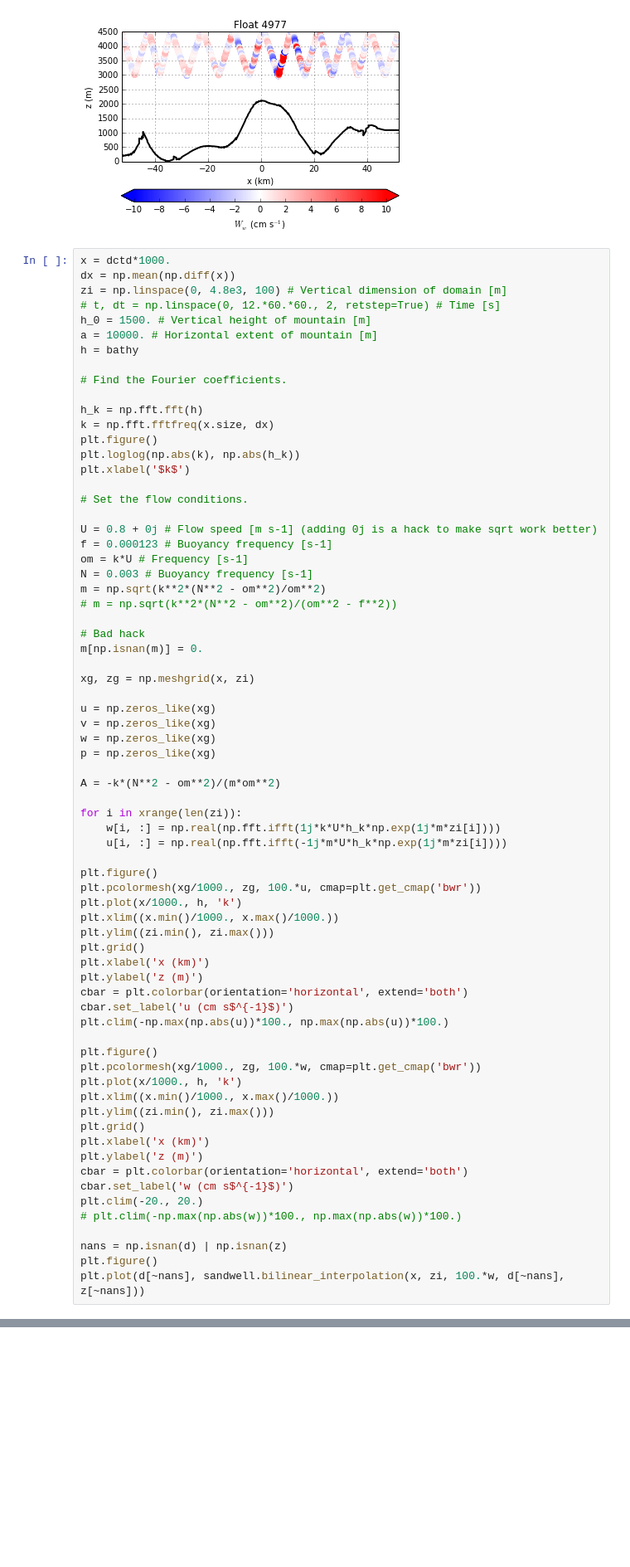
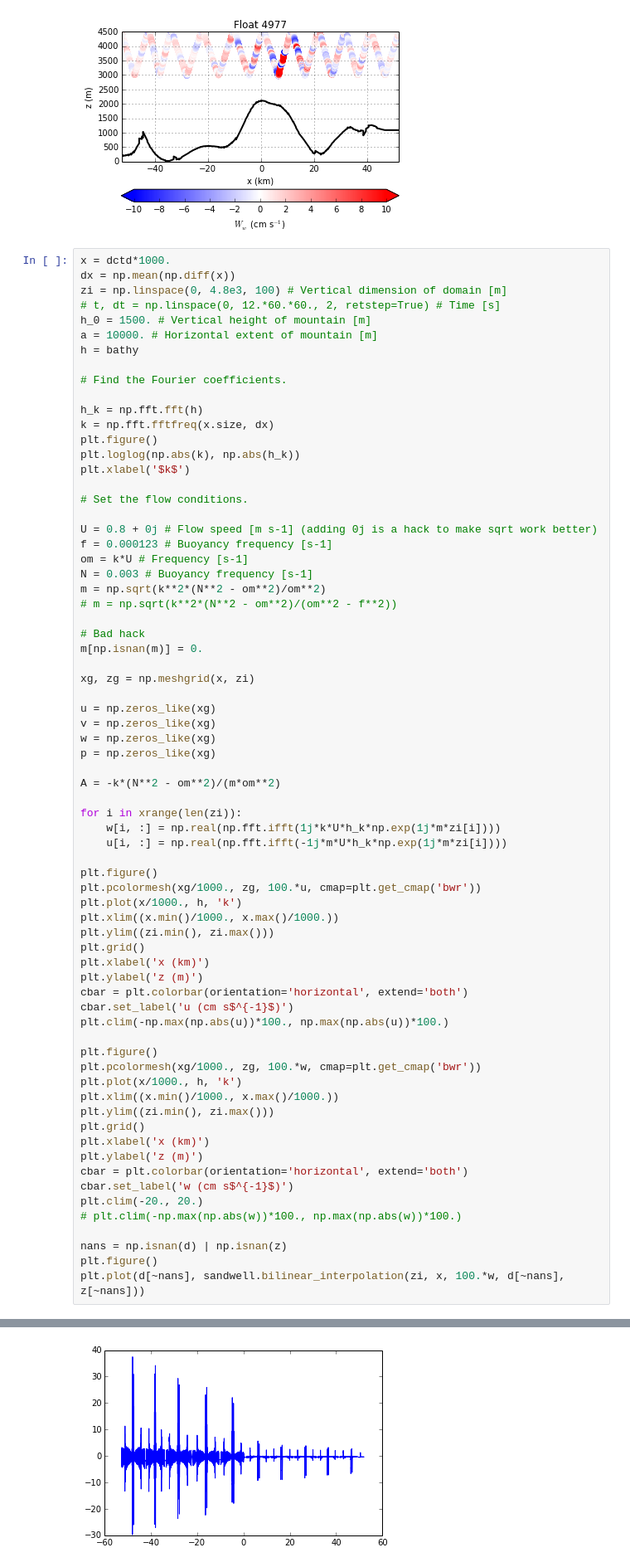
Before and after one commit to jessecusack/DIMES_lee_wave_analysis, a Jupyter notebook: python/Mountain_wave_numerical_solution.ipynb, the cells around one changed output, grey strips where cells are left out. Shown at 83% size. Saved outputs shown, nothing was run; the diff lists cells and outputs as text; blank space fills up the shorter version.

```diff
--- a/python/Mountain_wave_numerical_solution.ipynb
+++ b/python/Mountain_wave_numerical_solution.ipynb
@@ -275,5 +275,5 @@ plt.clim(-20., 20.)
 
 nans = np.isnan(d) | np.isnan(z)
 plt.figure()
-plt.plot(d[~nans], sandwell.bilinear_interpolation(x, zi, 100.*w, d[~nans], z[~nans]))
+plt.plot(d[~nans], sandwell.bilinear_interpolation(zi, x, 100.*w, d[~nans], z[~nans]))
 # %% [output]
@@ -284,0 +284 @@ IndexError: index 5671 is out of bounds for axis 0 with size 100
+[figure, added]
```
Also changed, not shown: parts of 1 cell of this notebook.
